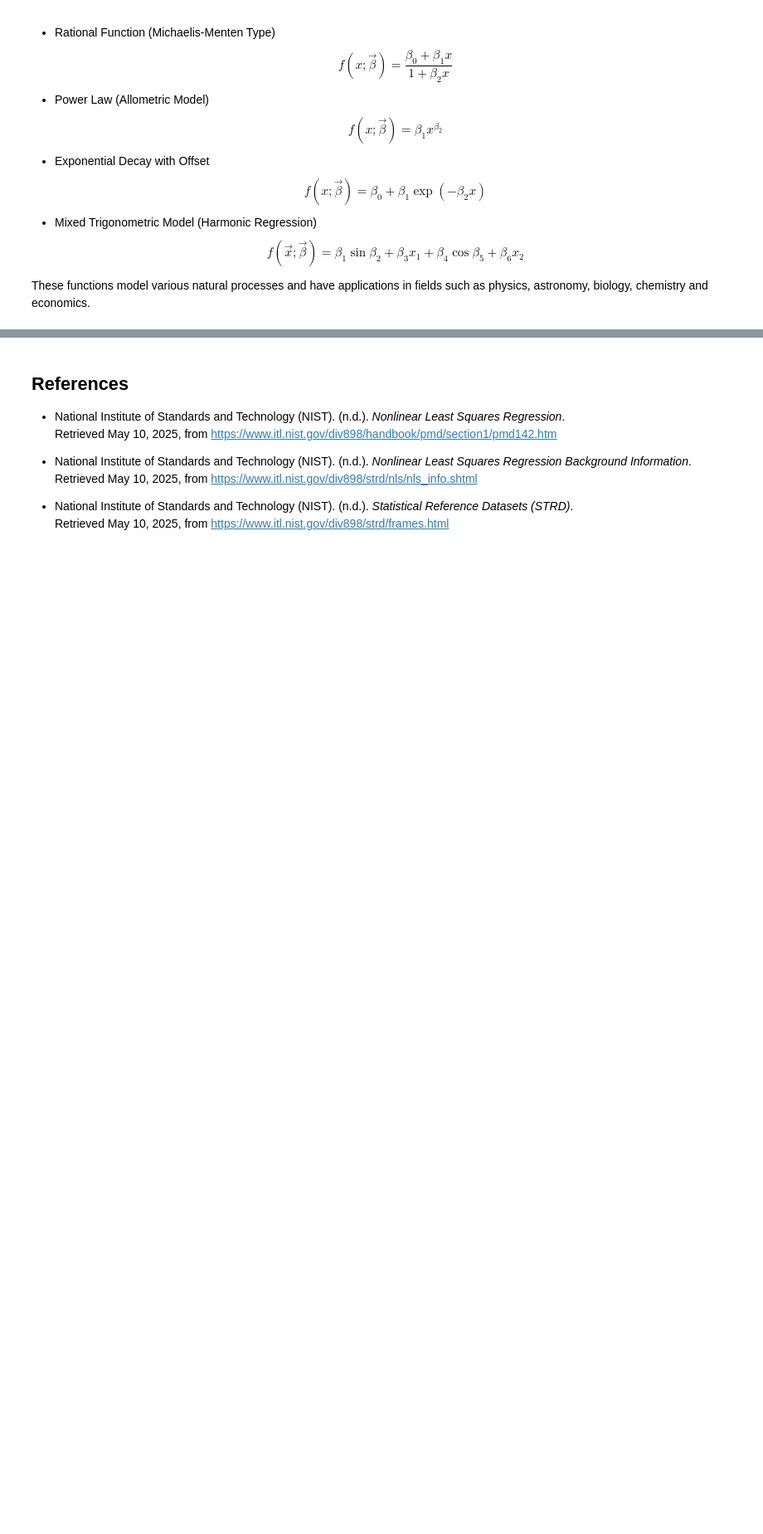
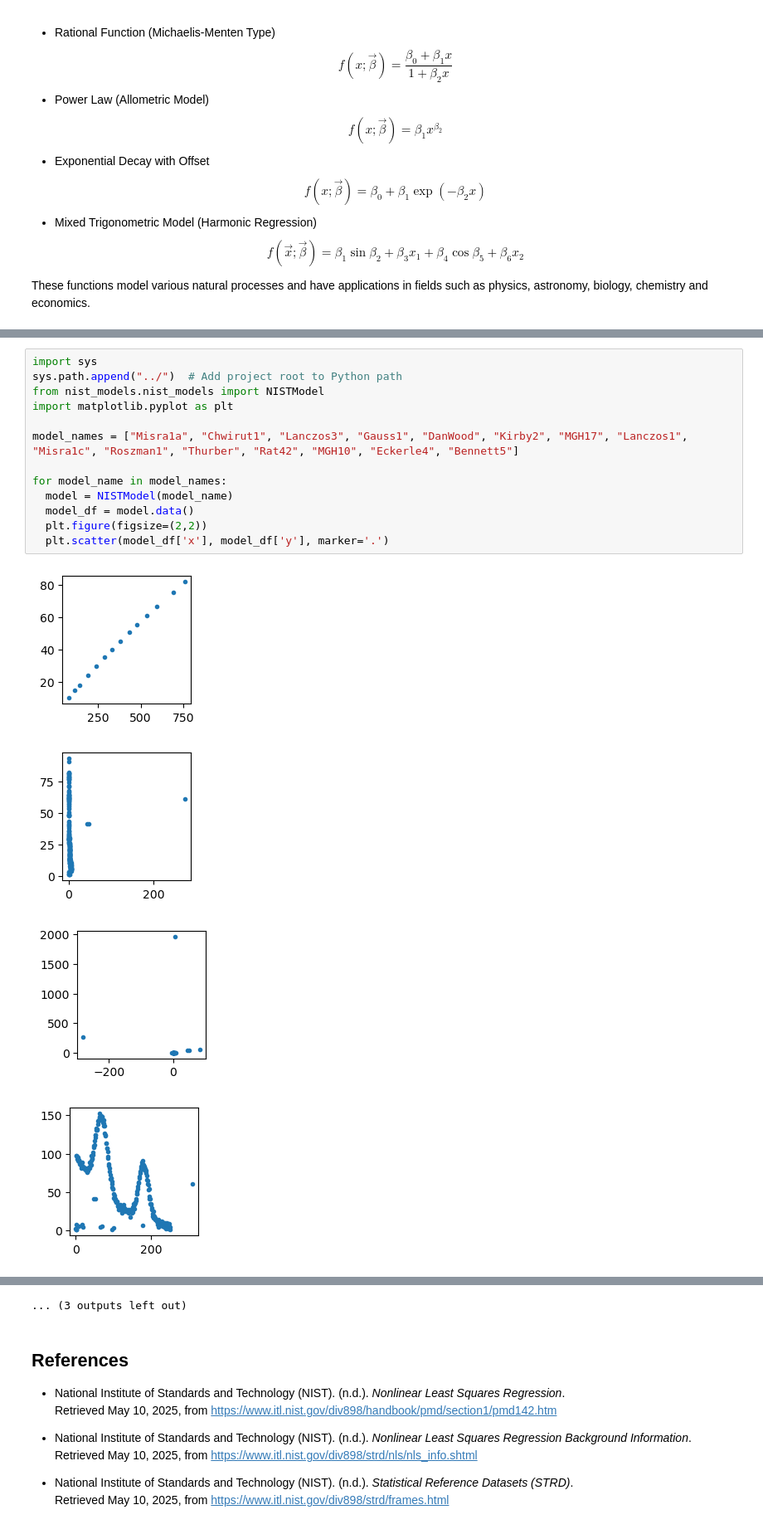
Before and after one commit to Tamarov128/nonlinear-regression-deamc, a Jupyter notebook: notebooks/nonlinear_regression_models.ipynb, the cells around one changed output, grey strips where cells are left out. Shown: that part at 83% size. Cells and saved outputs as stored; diff of their text form; blank space fills up the shorter version.

Commit message:
Update models class, plot models (possible errors)

```diff
--- a/notebooks/nonlinear_regression_models.ipynb
+++ b/notebooks/nonlinear_regression_models.ipynb
@@ -60,0 +64,18 @@ It includes both generated and "real-world" nonlinear least squares problems of
+# %%
+import sys
+sys.path.append("../")  # Add project root to Python path
+from nist_models.nist_models import NISTModel
+import matplotlib.pyplot as plt
+
+model_names = ["Misra1a", "Chwirut1", "Lanczos3", "Gauss1", "DanWood", "Kirby2", "MGH17", "Lanczos1", "Misra1c", "Roszman1", "Thurber", "Rat42", "MGH10", "Eckerle4", "Bennett5"]
+
+for model_name in model_names:
+  model = NISTModel(model_name)
+  model_df = model.data()
+  plt.figure(figsize=(2,2))
+  plt.scatter(model_df['x'], model_df['y'], marker='.')
+# %% [output]
+[figure, added]
+[figure, added]
+[figure, added]
+[figure, added]
@@ -61,3 +90,4 @@ It includes both generated and "real-world" nonlinear least squares problems of
+... (3 outputs left out)
 # %% [markdown]
 ## References
 - National Institute of Standards and Technology (NIST). (n.d.). *Nonlinear Least Squares Regression*.
```
Also changed, not shown: parts of 5 cells of this notebook, 2 other files.
